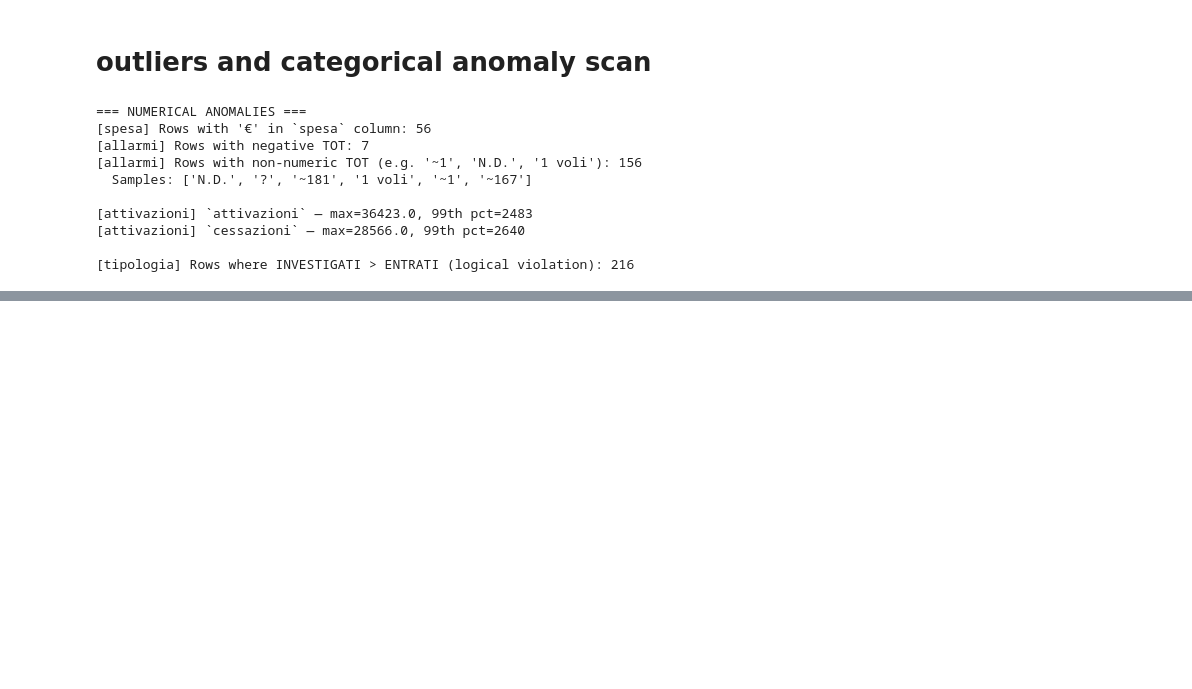
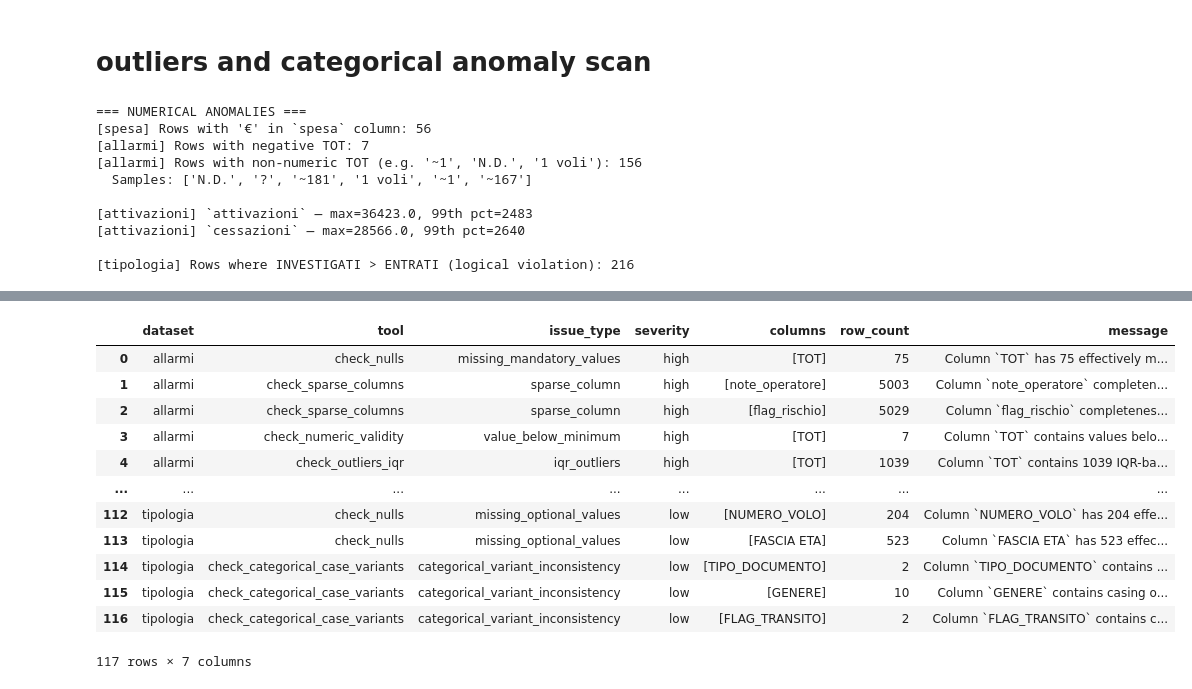
Before and after one commit to filpo-ops/group-17-machine-learning-project-captain-id-819621, a Jupyter notebook: agents/Main.ipynb, the cells around one changed output, grey strips where cells are left out. Saved outputs shown, nothing was run; the diff lists cells and outputs as text; code cells hidden in the pictures; blank space fills up the shorter version.

Commit message:
phase 3 + phase 4 definition

```diff
--- a/agents/Main.ipynb
+++ b/agents/Main.ipynb
@@ -229,0 +915,66 @@ print(f"\n[tipologia] Rows where INVESTIGATI > ENTRATI (logical violation): {len
+# %%
+PHASE3_TOOLS = [
+    check_schema,
+    check_nulls,
+    check_sparse_columns,
+    check_formats,
+    check_categorical_case_variants,
+    check_numeric_validity,
+    check_outliers_iqr,
+    check_duplicates,
+    check_cross_column
+]
+
+# Keyed by function name so LangGraph agents can call tools by string reference.
+agent_tools = {tool.__name__: tool for tool in PHASE3_TOOLS}
+
+# Runs every tool in PHASE3_TOOLS against a single DataFrame and collects their results.
+def audit_dataset(df, dataset_name):
+    return {
+        "dataset": dataset_name,
+        "results": [tool(df, dataset_name) for tool in PHASE3_TOOLS]
+    }
+
+# Explodes all nested issue dicts across all datasets into a single flat DataFrame
+# for easy sorting, filtering, and display.
+def flatten_issues(audit_output):
+    rows = []
+    for dataset_name, payload in audit_output.items():
+        for result in payload["results"]:
+            rows.extend(result["issues"])
+    return pd.DataFrame(rows)
+
+# Produces a one-row-per-tool summary table showing issue counts and
+# severity breakdowns — useful as a quick health check before agent reasoning.
+def flatten_summary(audit_output):
+    rows = []
+    for dataset_name, payload in audit_output.items():
+        for result in payload["results"]:
+            rows.append({
+                "dataset": dataset_name,
+                "tool": result["tool"],
+                "issue_count": result["issue_count"],
+                "severity_breakdown": json.dumps(result["severity_breakdown"]),
+            })
+    return pd.DataFrame(rows)
+
+phase3_results = {name: audit_dataset(df, name) for name, df in datasets.items()}
+phase3_issues  = flatten_issues(phase3_results)
+phase3_summary = flatten_summary(phase3_results)
+
+print("Phase 3 completed.")
+print(f"Total issues detected: {len(phase3_issues)}")
+
+display(phase3_summary.sort_values(["dataset", "tool"]).reset_index(drop=True))
+
+if not phase3_issues.empty:
+    display(
+        phase3_issues[
+            ["dataset", "tool", "issue_type", "severity", "columns", "row_count", "message"]
+        ].sort_values(
+            by=["dataset", "severity"],
+            key=lambda s: s.map(SEVERITY_RANK) if s.name == "severity" else s,
+            ascending=[True, False]
+        ).reset_index(drop=True)
+    )
+# %% [output]
@@ -229,0 +1000,13 @@ print(f"\n[tipologia] Rows where INVESTIGATI > ENTRATI (logical violation): {len
+|  | dataset | tool | issue_type | severity | columns | row_count | message |
+| 0 | allarmi | check_nulls | missing_mandatory_values | high | [TOT] | 75 | Column `TOT` has 75 effectively m... |
+| 1 | allarmi | check_sparse_columns | sparse_column | high | [note_operatore] | 5003 | Column `note_operatore` completen... |
+| 2 | allarmi | check_sparse_columns | sparse_column | high | [flag_rischio] | 5029 | Column `flag_rischio` completenes... |
+| 3 | allarmi | check_numeric_validity | value_below_minimum | high | [TOT] | 7 | Column `TOT` contains values belo... |
+| 4 | allarmi | check_outliers_iqr | iqr_outliers | high | [TOT] | 1039 | Column `TOT` contains 1039 IQR-ba... |
+| ... | ... | ... | ... | ... | ... | ... | ... |
+| 112 | tipologia | check_nulls | missing_optional_values | low | [NUMERO_VOLO] | 204 | Column `NUMERO_VOLO` has 204 effe... |
+| 113 | tipologia | check_nulls | missing_optional_values | low | [FASCIA ETA] | 523 | Column `FASCIA ETA` has 523 effec... |
+| 114 | tipologia | check_categorical_case_variants | categorical_variant_inconsistency | low | [TIPO_DOCUMENTO] | 2 | Column `TIPO_DOCUMENTO` contains ... |
+| 115 | tipologia | check_categorical_case_variants | categorical_variant_inconsistency | low | [GENERE] | 10 | Column `GENERE` contains casing o... |
+| 116 | tipologia | check_categorical_case_variants | categorical_variant_inconsistency | low | [FLAG_TRANSITO] | 2 | Column `FLAG_TRANSITO` contains c... |
+117 rows × 7 columns
```
Also changed, not shown: parts of 19 cells of this notebook.
